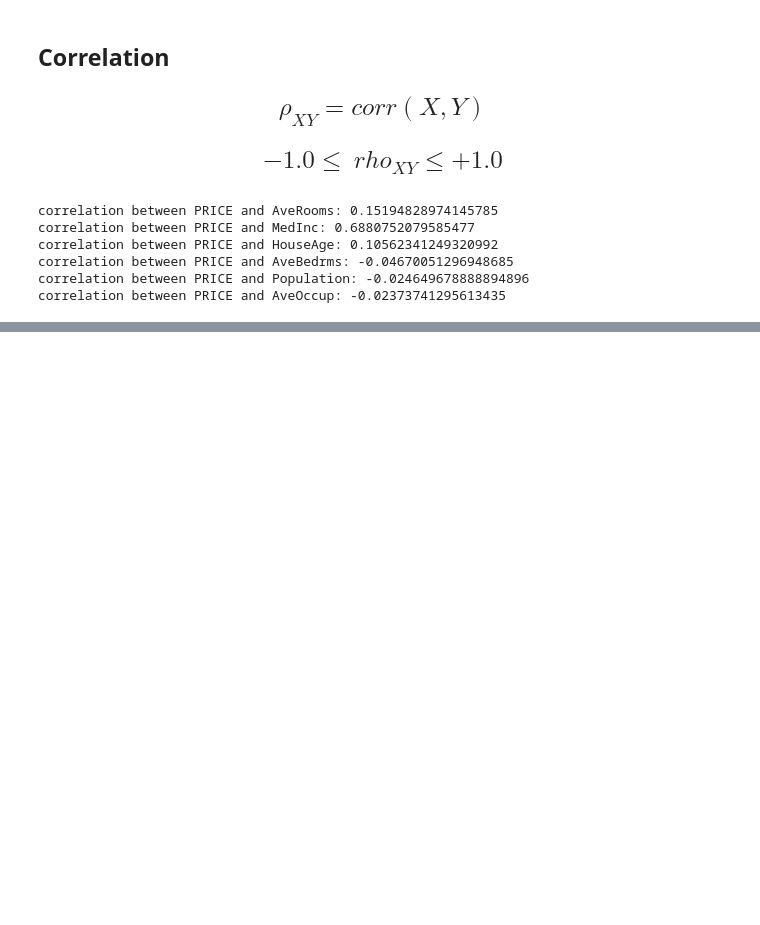
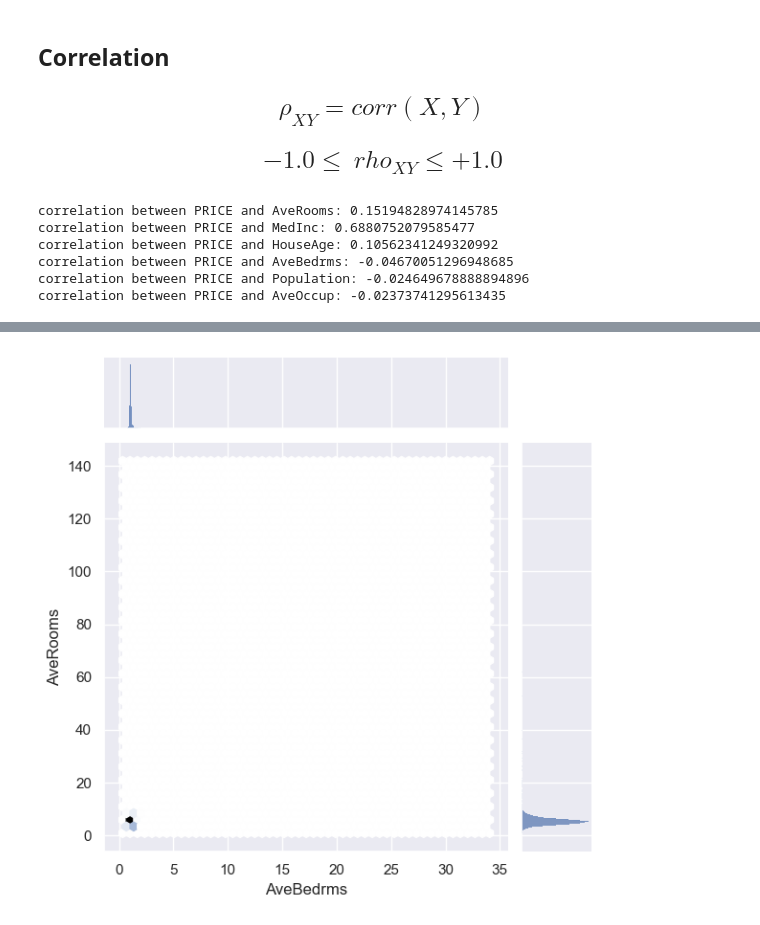
Before and after one commit to alextianyf/MachineLearning_ProblemSets, a Jupyter notebook: 3. Predict House Prices with Multivariable Linear Regression/3.2 Mutilvariate Regression.ipynb, the cells around one changed output, grey strips where cells are left out. Saved outputs shown, nothing was run; the diff lists cells and outputs as text; code cells hidden in the pictures; blank space fills up the shorter version.

```diff
--- a/3. Predict House Prices with Multivariable Linear Regression/3.2 Mutilvariate Regression.ipynb
+++ b/3. Predict House Prices with Multivariable Linear Regression/3.2 Mutilvariate Regression.ipynb
@@ -411,0 +474,7 @@ data.corr()
+# %%
+# Alternative way to generating chart
+sns.set()
+sns.jointplot(x=data['AveBedrms'], y = data['AveRooms'], kind='hex')
+plt.show()
+# %% [output]
+[figure, added]
```
Also changed, not shown: parts of 8 cells of this notebook.
